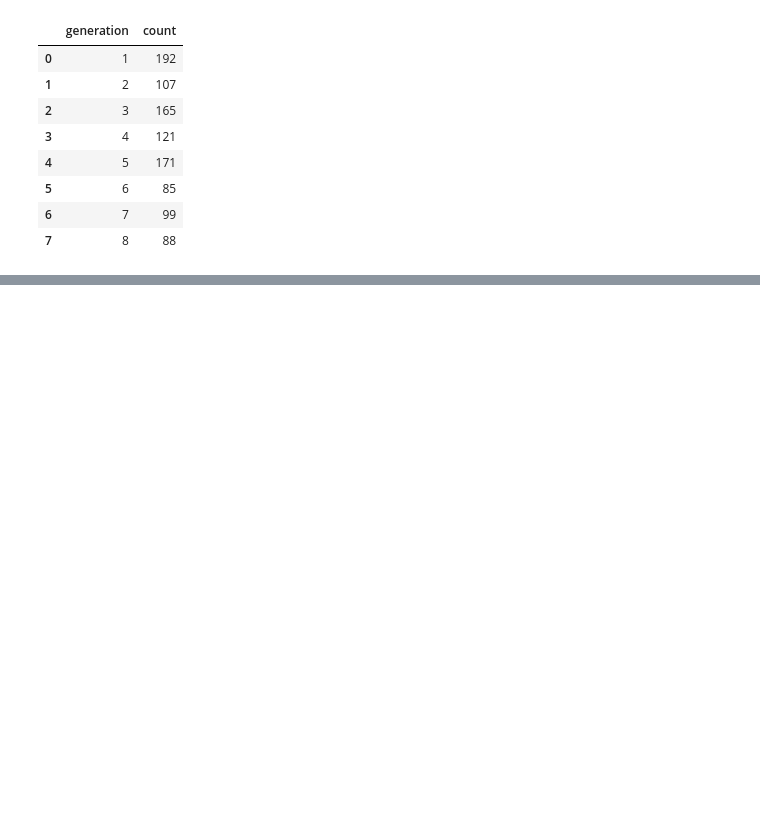
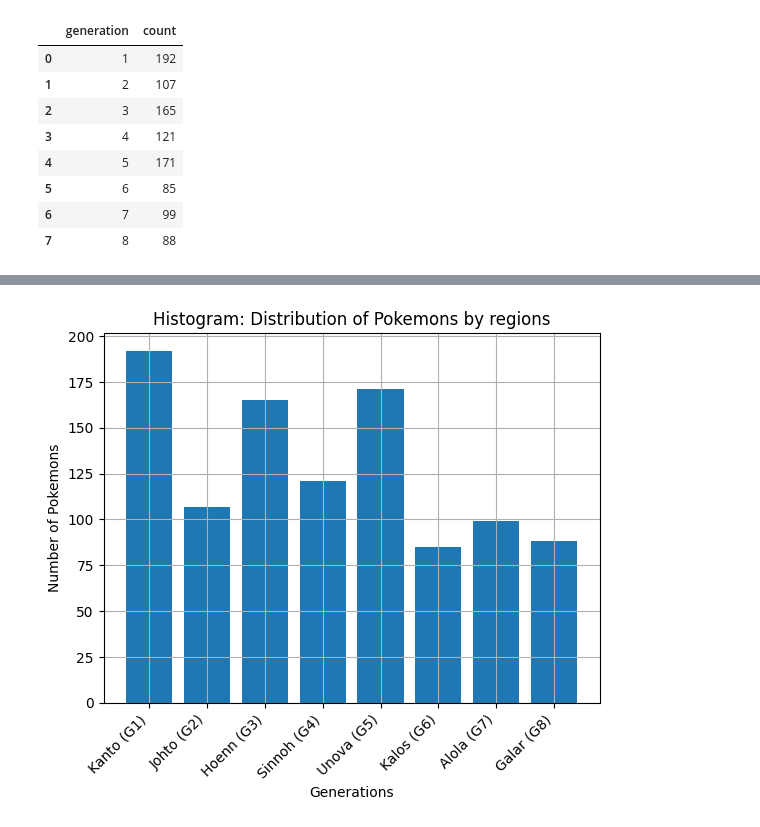
Before and after one commit to aveeyan/PokeDataAnalysis, a Jupyter notebook: STATS2_generations.ipynb, the cells around one changed output, grey strips where cells are left out. Cells and saved outputs as stored; diff of their text form; code cells hidden in the pictures; blank space fills up the shorter version.

```diff
--- a/STATS2_generations.ipynb
+++ b/STATS2_generations.ipynb
@@ -21,0 +99,12 @@ generations
+# %%
+#2 Bar Plot
+title = "Histogram: Distribution of Pokemons by regions"
+plt.bar(region_col, count_col)
+plt.xlabel("Generations")
+plt.ylabel("Number of Pokemons")
+plt.xticks(rotation=45, ha="right")
+plt.title(title)
+plt.grid(True)
+plt.show()
+# %% [output]
+[figure, added]
```
Also changed, not shown: parts of 8 cells of this notebook.
